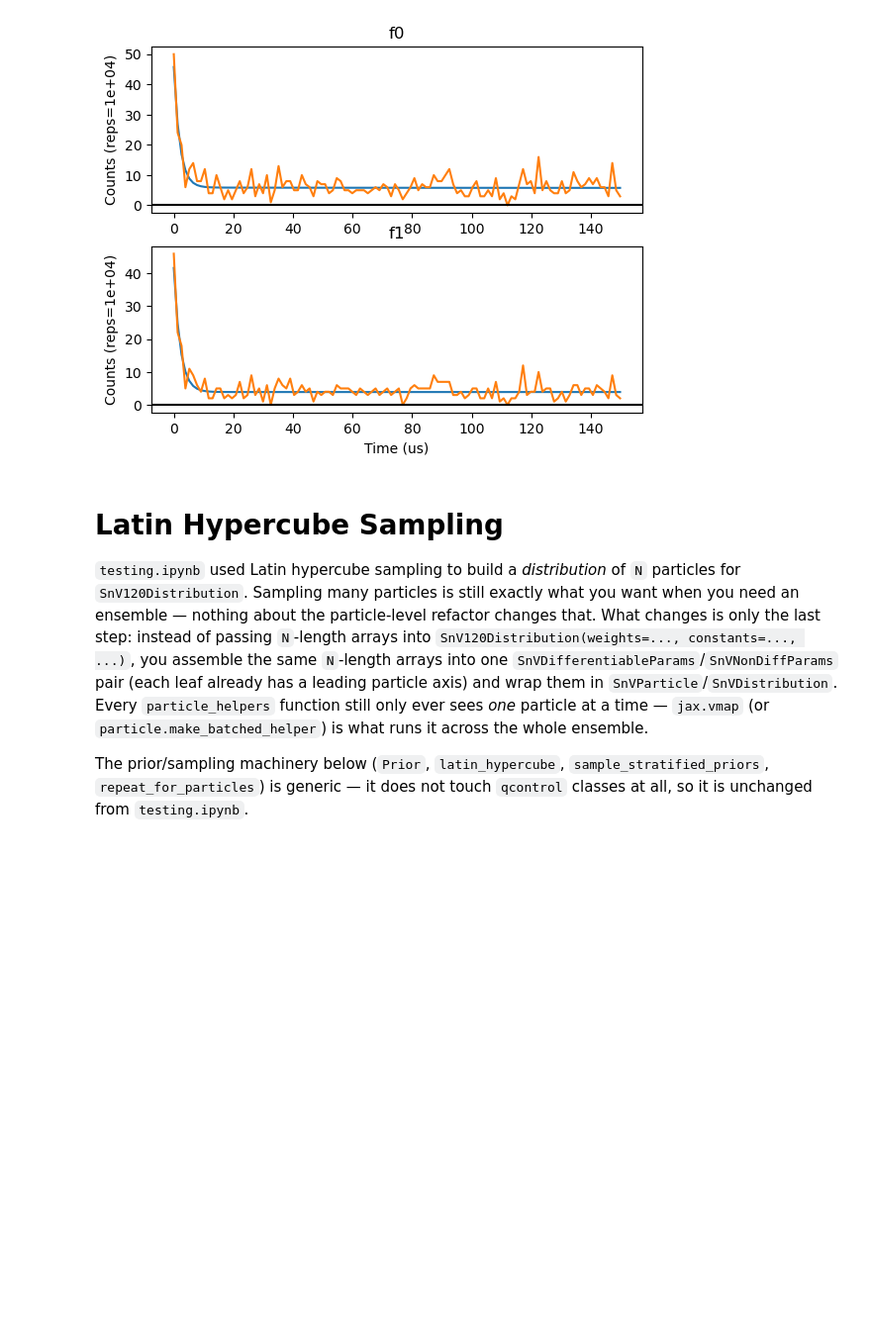
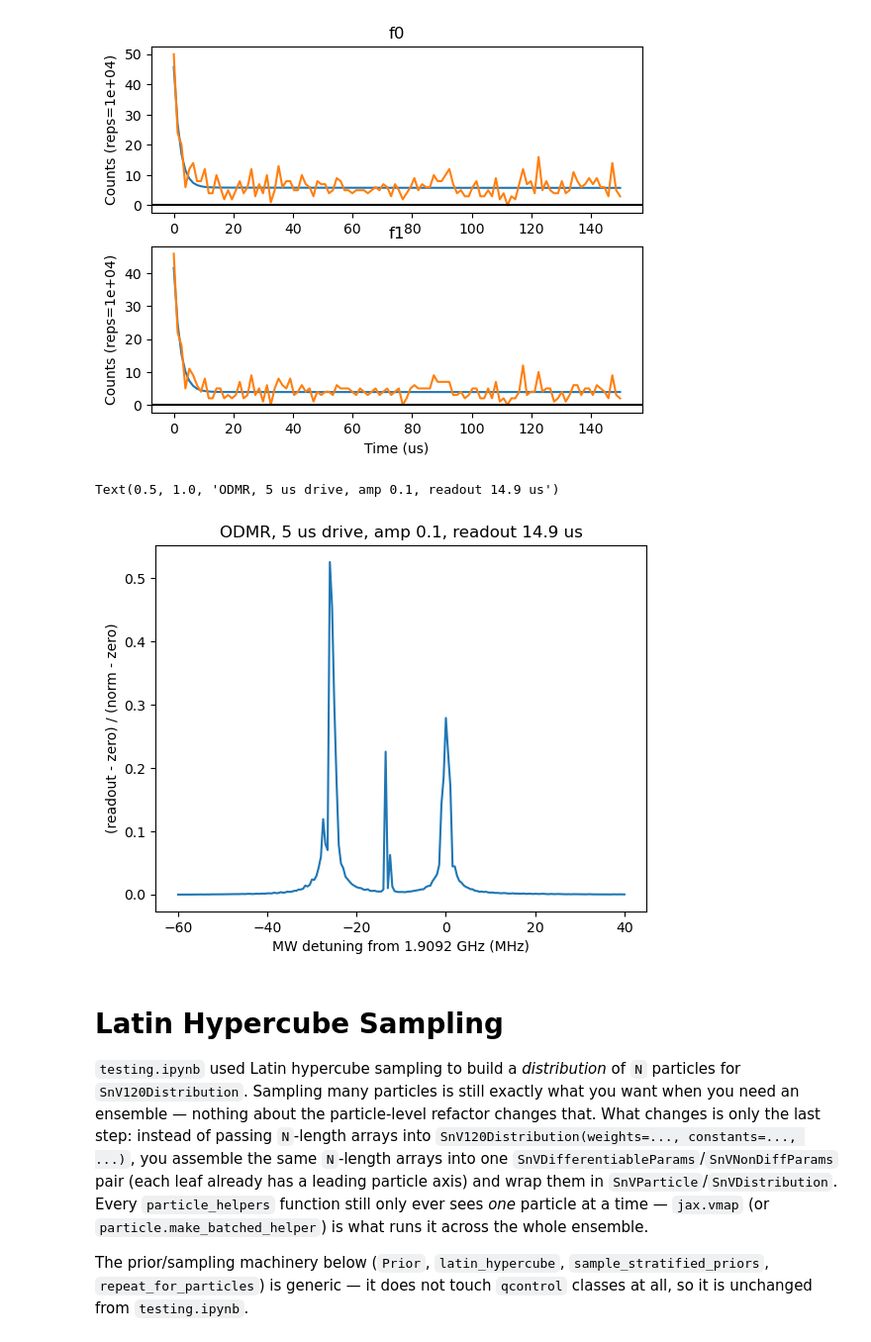
Before and after one commit to Sephiram591/qcontrol, a Jupyter notebook: src/qcontrol/snv/testing_single_particle_impl.ipynb, the cells around one changed output. Shown at 99% size. Cells and saved outputs as stored; diff of their text form; code cells hidden in the pictures; blank space fills up the shorter version.

Commit message:
ODMR implemented in modeling.py.

```diff
--- a/src/qcontrol/snv/testing_single_particle_impl.ipynb
+++ b/src/qcontrol/snv/testing_single_particle_impl.ipynb
@@ -2334,6 +2337,32 @@ axs[1].set_title("f1")
 # %% [output]
 Text(0.5, 1.0, 'f1')
 [figure]
+# %%
+# ODMR: sweep the MW tone +-50 MHz around the first EMR line, 5 us drive at 0.1 amplitude.
+odmr_control_state = ODMRControlState.from_targets(
+    particle, B_target, target_dipole_operator,
+    mw_length=jnp.asarray([5e-6]), init_length=jnp.asarray([100e-6]),
+    apodization_length=jnp.asarray([MW_DRIVE_APODIZATION_LENGTH]), mw_index=jnp.asarray(0),
+)
+odmr_control_state = odmr_control_state._replace(amps=0.02 * odmr_control_state.amps)
+model_odmr = odmr_model(awg_slow)
+
+resonance = odmr_control_state.fcen[0]
+detunings = jnp.linspace(-60e-3, 40e-3, 201)  # GHz
+sweep_states = jax.vmap(
+    lambda df: odmr_control_state._replace(fcen=odmr_control_state.fcen.at[0].add(df))
+)(detunings)
+norm_counts, zero_counts, readout_counts, debug_counts = jax.vmap(model_odmr, in_axes=(None, 0))(particle, sweep_states)
+contrast = (readout_counts - zero_counts) / (norm_counts - zero_counts)
+
+fig, ax = plt.subplots()
+ax.plot(detunings * 1e3, contrast)
+ax.set_xlabel(f"MW detuning from {float(resonance):.4f} GHz (MHz)")
+ax.set_ylabel("(readout - zero) / (norm - zero)")
+ax.set_title(f"ODMR, 5 us drive, amp 0.1, readout {float(odmr_control_state.readout_length[0])*1e6:.1f} us")
+# %% [output]
+Text(0.5, 1.0, 'ODMR, 5 us drive, amp 0.1, readout 14.9 us')
+[figure, added]
 # %% [markdown]
 # Latin Hypercube Sampling
 
```
Also changed, not shown: parts of 2 cells of this notebook, 2 other files.
